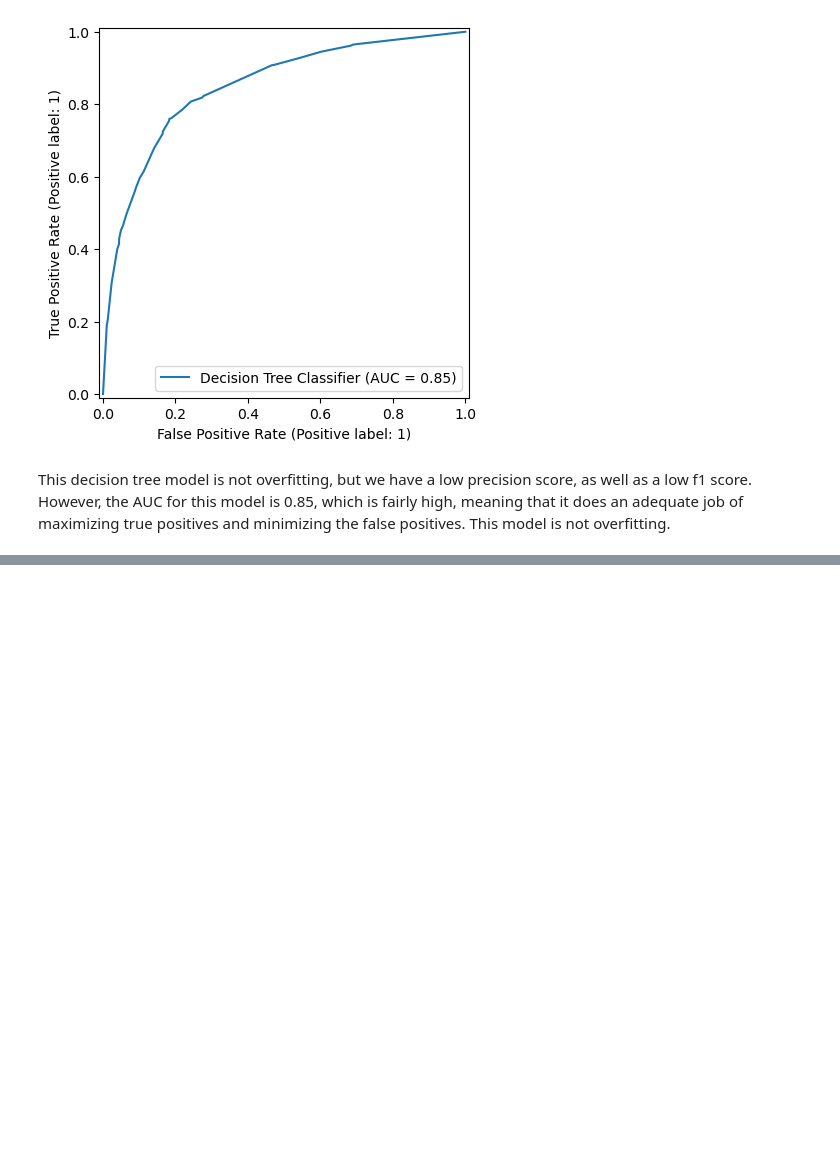
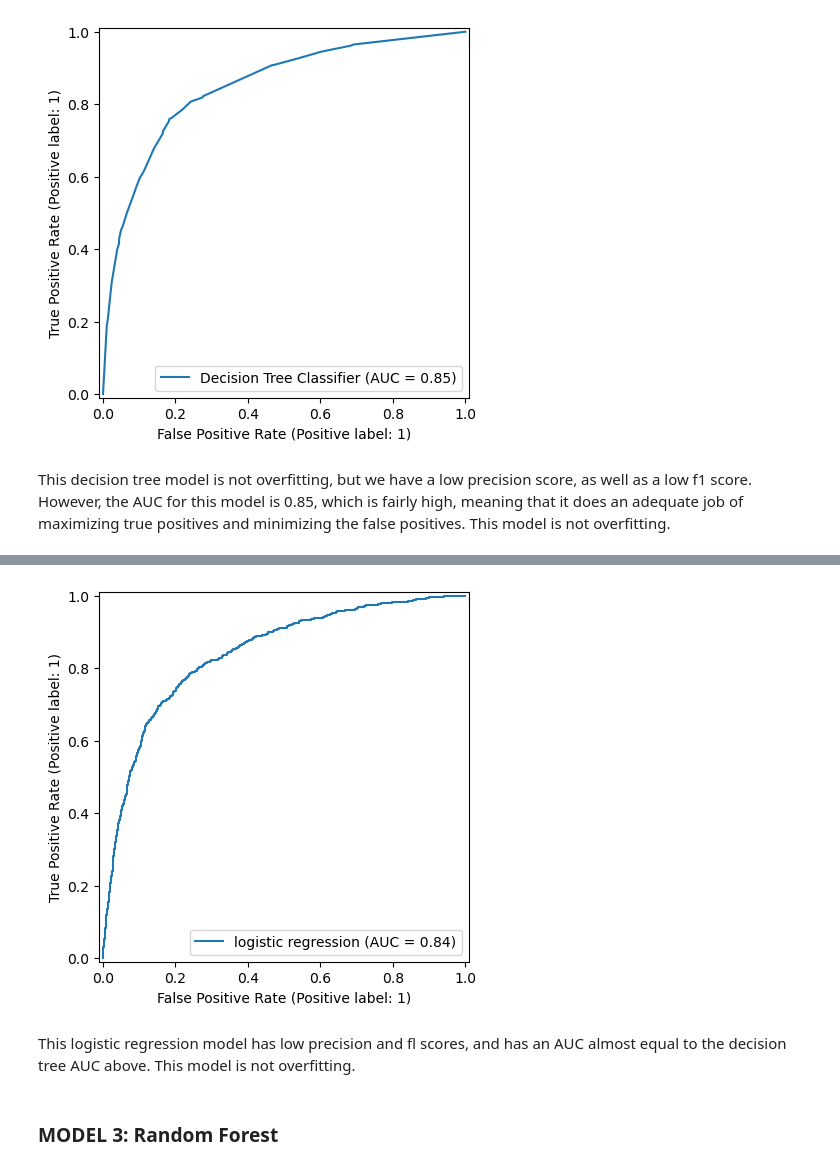
Before and after one commit to laaria-chris/H1N1-VACCINATION-PREDICTION-MODEL, a Jupyter notebook: MAIN_NOTEBOOK.ipynb, the cells around one changed output, grey strips where cells are left out. Saved outputs shown, nothing was run; the diff lists cells and outputs as text; code cells hidden in the pictures; blank space fills up the shorter version.

```diff
--- a/MAIN_NOTEBOOK.ipynb
+++ b/MAIN_NOTEBOOK.ipynb
@@ -646,0 +695,9 @@ This decision tree model is not overfitting, but we have a low precision score,
+# %%
+RocCurveDisplay.from_estimator(logreg, X_te, y_te, name='logistic regression')
+plt.show()
+# %% [output]
+[figure, added]
+# %% [markdown]
+This logistic regression model has low precision and fl scores, and has an AUC almost equal to the decision tree AUC above. This model is not overfitting.
+# %% [markdown]
+### MODEL 3: Random Forest
```
Also changed, not shown: parts of 9 cells of this notebook.
